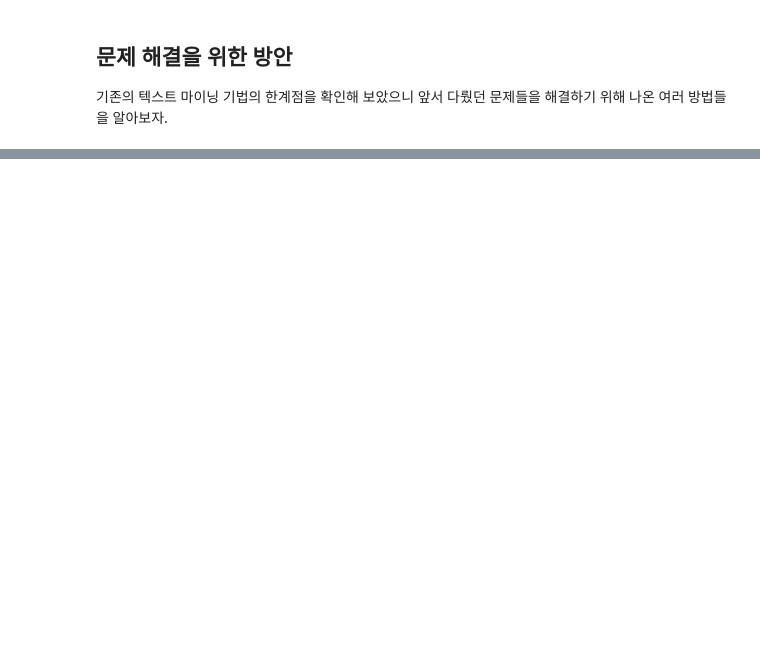
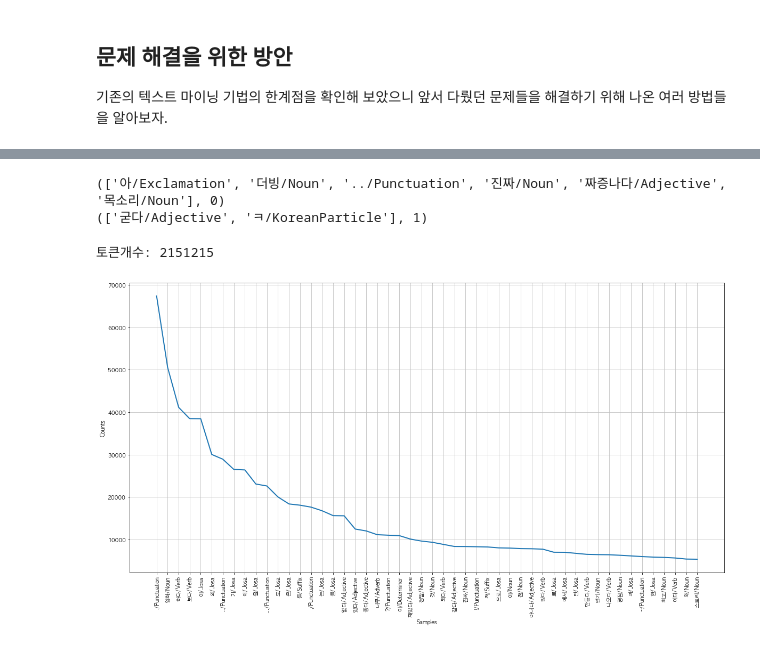
Before and after one commit to choi-jiwoo/21-2-business-analytics-capstone, a Jupyter notebook: hw_3/text_mining.ipynb, the cells around one changed output, grey strips where cells are left out. Drawn from its saved outputs; the diff is of its cells as text; code cells hidden in the pictures; blank space fills up the shorter version.

```diff
--- a/hw_3/text_mining.ipynb
+++ b/hw_3/text_mining.ipynb
@@ -397,0 +666,24 @@ Zipf's law에 따르면 적은 빈도의 단어일수록 문서내에서 더 중
+# %%
+def tokenize(doc):
+    return ['/'.join(t) for t in okt.pos(doc, norm=True, stem=True)]
+# %%
+train_docs = [(tokenize(row[1]), row[2]) for row in train_data.values]
+test_docs = [(tokenize(row[1]), row[2]) for row in test_data.values]
+# %%
+print(train_docs[0])
+print(test_docs[0])
+# %% [output]
+(['아/Exclamation', '더빙/Noun', '../Punctuation', '진짜/Noun', '짜증나다/Adjective', '목소리/Noun'], 0)
+(['굳다/Adjective', 'ㅋ/KoreanParticle'], 1)
+# %%
+tokens = [t for d in train_docs for t in d[0]]
+print("토큰개수:", len(tokens))
+# %% [output]
+토큰개수: 2151215
+# %%
+text = nltk.Text(tokens, name='NMSC')
+# %%
+plt.figure(figsize=(20,10))
+text.plot(50)
+# %% [output]
+[figure, added]
```
Also changed, not shown: parts of 34 cells of this notebook.
